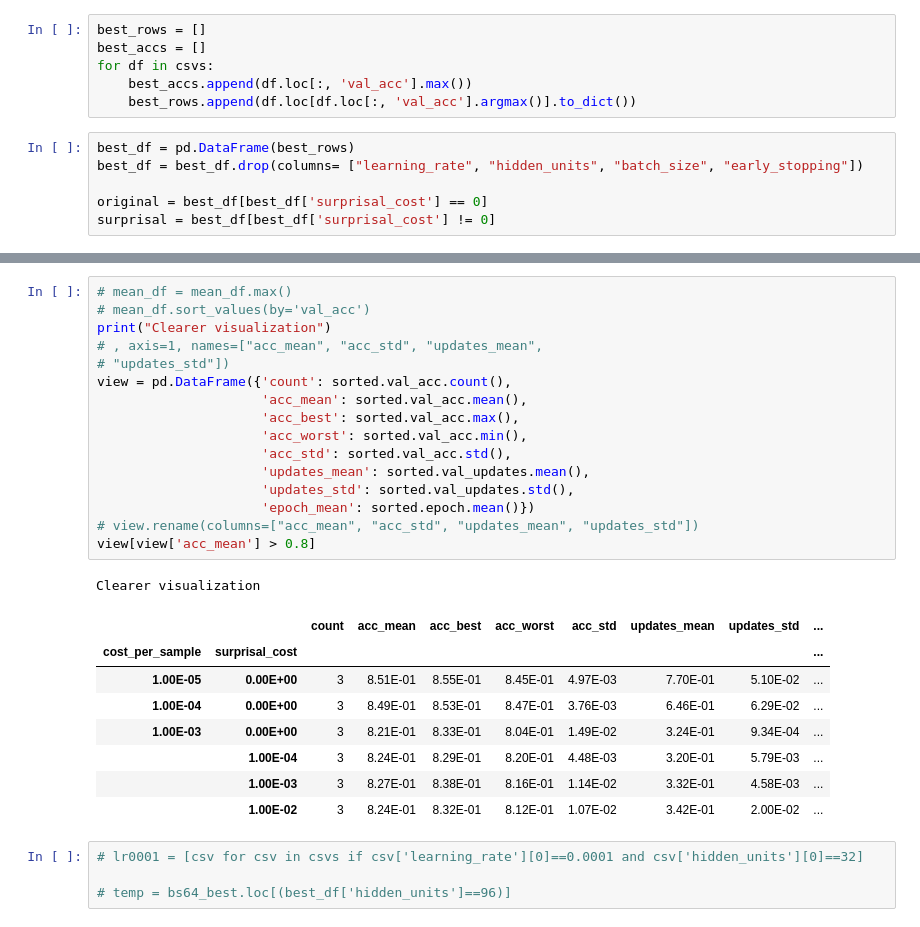
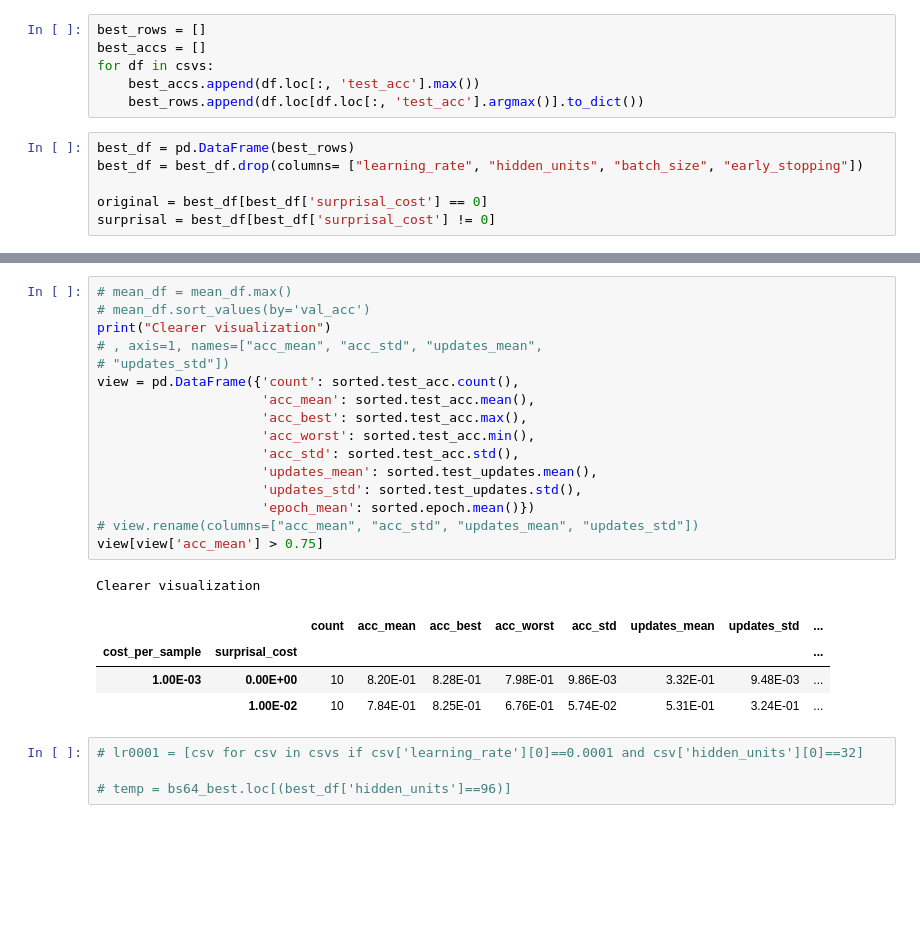
Before and after one commit to EmyArts/skiprnn-2017-telecombcn, a Jupyter notebook: src/postprocessing.ipynb, the cells around one changed output, grey strips where cells are left out. Cells and saved outputs as stored; diff of their text form; blank space fills up the shorter version.

Commit message:
Comparing best results

```diff
--- a/src/postprocessing.ipynb
+++ b/src/postprocessing.ipynb
@@ -91,8 +91,8 @@ big_df['val_acc'].hist(figsize=(10, 10))
 best_rows = []
 best_accs = []
 for df in csvs:
-    best_accs.append(df.loc[:, 'val_acc'].max())
-    best_rows.append(df.loc[df.loc[:, 'val_acc'].argmax()].to_dict())
+    best_accs.append(df.loc[:, 'test_acc'].max())
+    best_rows.append(df.loc[df.loc[:, 'test_acc'].argmax()].to_dict())
 # %%
 best_df = pd.DataFrame(best_rows)
 best_df = best_df.drop(columns= ["learning_rate", "hidden_units", "batch_size", "early_stopping"])
@@ -244,29 +216,25 @@ plt.savefig("gridsearch_fig_accuracy.png")
 # %%
 # mean_df = mean_df.max()
 # mean_df.sort_values(by='val_acc')
 print("Clearer visualization")
 # , axis=1, names=["acc_mean", "acc_std", "updates_mean",
 # "updates_std"])
-view = pd.DataFrame({'count': sorted.val_acc.count(),
-                     'acc_mean': sorted.val_acc.mean(),
-                     'acc_best': sorted.val_acc.max(),
-                     'acc_worst': sorted.val_acc.min(),
-                     'acc_std': sorted.val_acc.std(),
-                     'updates_mean': sorted.val_updates.mean(),
-                     'updates_std': sorted.val_updates.std(),
+view = pd.DataFrame({'count': sorted.test_acc.count(),
+                     'acc_mean': sorted.test_acc.mean(),
+                     'acc_best': sorted.test_acc.max(),
+                     'acc_worst': sorted.test_acc.min(),
+                     'acc_std': sorted.test_acc.std(),
+                     'updates_mean': sorted.test_updates.mean(),
+                     'updates_std': sorted.test_updates.std(),
                      'epoch_mean': sorted.epoch.mean()})
 # view.rename(columns=["acc_mean", "acc_std", "updates_mean", "updates_std"])
-view[view['acc_mean'] > 0.8]
+view[view['acc_mean'] > 0.75]
 # %% [output]
 Clearer visualization
 |  |  | count | acc_mean | acc_best | acc_worst | acc_std | updates_mean | updates_std | ... |
 | cost_per_sample | surprisal_cost |  |  |  |  |  |  |  | ... |
-| 1.00E-05 | 0.00E+00 | 3 | 8.51E-01 | 8.55E-01 | 8.45E-01 | 4.97E-03 | 7.70E-01 | 5.10E-02 | ... |
-| 1.00E-04 | 0.00E+00 | 3 | 8.49E-01 | 8.53E-01 | 8.47E-01 | 3.76E-03 | 6.46E-01 | 6.29E-02 | ... |
-| 1.00E-03 | 0.00E+00 | 3 | 8.21E-01 | 8.33E-01 | 8.04E-01 | 1.49E-02 | 3.24E-01 | 9.34E-04 | ... |
-|  | 1.00E-04 | 3 | 8.24E-01 | 8.29E-01 | 8.20E-01 | 4.48E-03 | 3.20E-01 | 5.79E-03 | ... |
-|  | 1.00E-03 | 3 | 8.27E-01 | 8.38E-01 | 8.16E-01 | 1.14E-02 | 3.32E-01 | 4.58E-03 | ... |
-|  | 1.00E-02 | 3 | 8.24E-01 | 8.32E-01 | 8.12E-01 | 1.07E-02 | 3.42E-01 | 2.00E-02 | ... |
+| 1.00E-03 | 0.00E+00 | 10 | 8.20E-01 | 8.28E-01 | 7.98E-01 | 9.86E-03 | 3.32E-01 | 9.48E-03 | ... |
+|  | 1.00E-02 | 10 | 7.84E-01 | 8.25E-01 | 6.76E-01 | 5.74E-02 | 5.31E-01 | 3.24E-01 | ... |
 # %%
 # lr0001 = [csv for csv in csvs if csv['learning_rate'][0]==0.0001 and csv['hidden_units'][0]==32]
 
```
Also changed, not shown: parts of 12 cells of this notebook, 1 other file.
